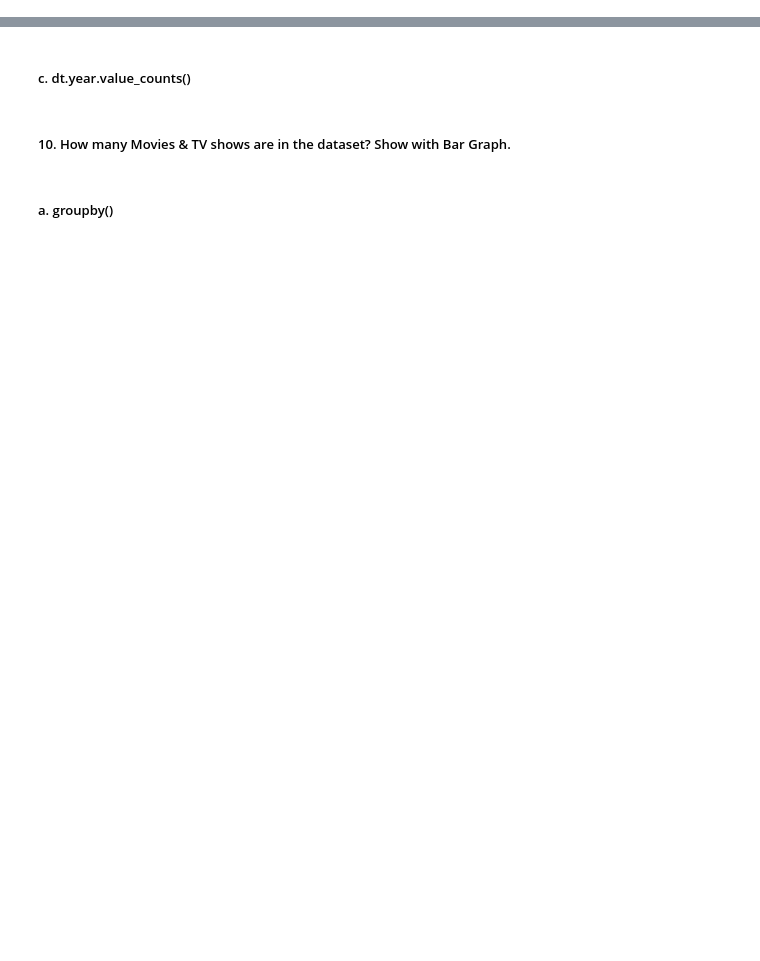
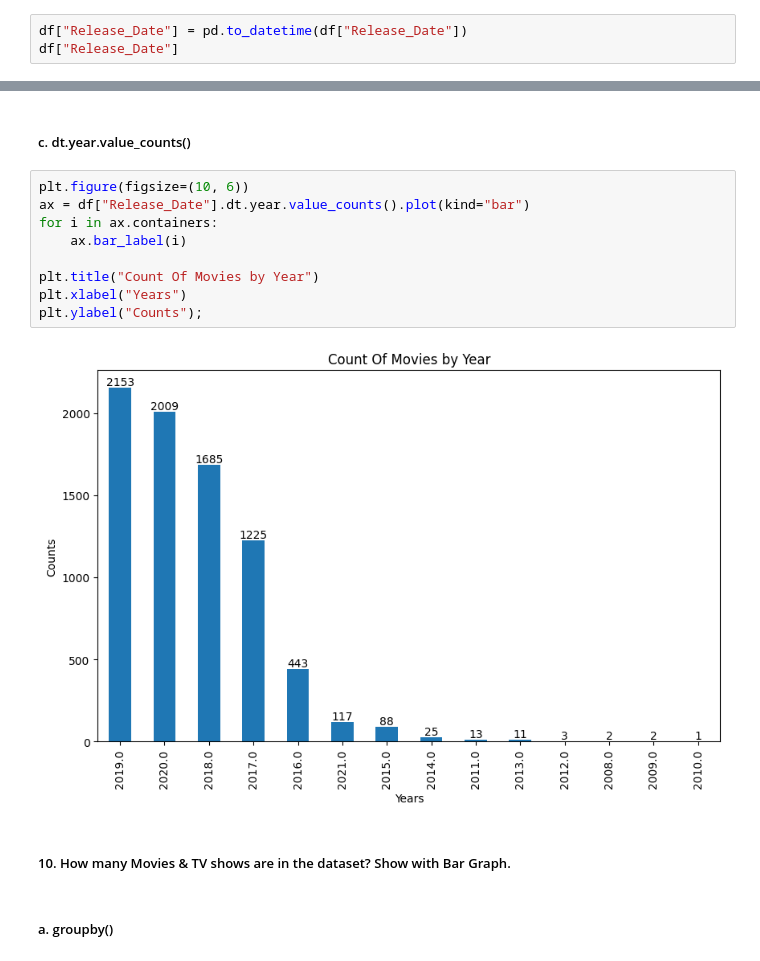
Before and after one commit to firatolcum/Projects, a Jupyter notebook: Netflix_Data_Analysis/netflix_data_analysis.ipynb, the cells around one changed output, grey strips where cells are left out. Saved outputs shown, nothing was run; the diff lists cells and outputs as text; blank space fills up the shorter version.

```diff
--- a/Netflix_Data_Analysis/netflix_data_analysis.ipynb
+++ b/Netflix_Data_Analysis/netflix_data_analysis.ipynb
@@ -72,2 +105,5 @@ df.drop_duplicates(inplace=True)
 # %% [markdown]
 ##### b. to_datetime()
+# %%
+df["Release_Date"] = pd.to_datetime(df["Release_Date"])
+df["Release_Date"]
@@ -74,5 +123,16 @@ df.drop_duplicates(inplace=True)
 # %% [markdown]
 ##### c. dt.year.value_counts()
+# %%
+plt.figure(figsize=(10, 6))
+ax = df["Release_Date"].dt.year.value_counts().plot(kind="bar")
+for i in ax.containers:
+    ax.bar_label(i)
+
+plt.title("Count Of Movies by Year")
+plt.xlabel("Years")
+plt.ylabel("Counts");
+# %% [output]
+[figure, added]
 # %% [markdown]
 ##### 10. How many Movies & TV shows are in the dataset? Show with Bar Graph.
 # %% [markdown]
```
Also changed, not shown: parts of 7 cells of this notebook.
